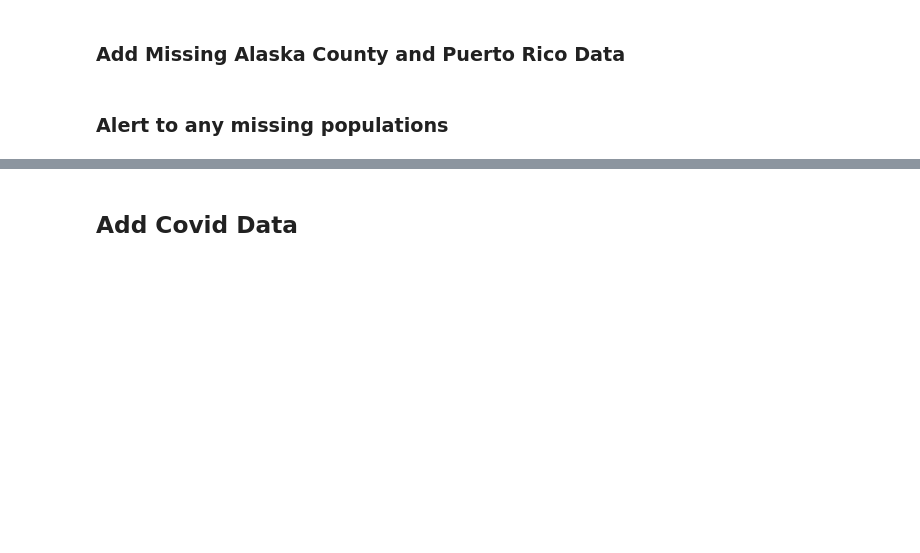
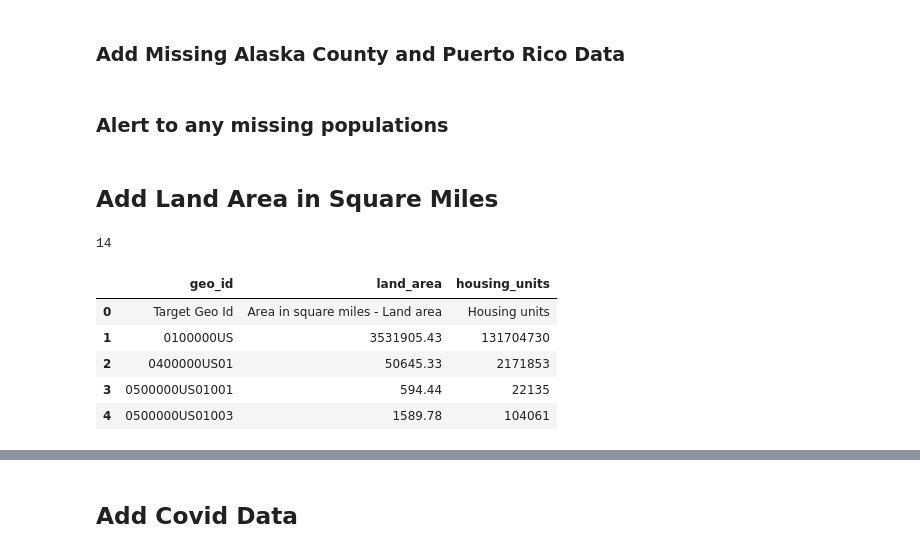
Before and after one commit to rbracco/covidcompare, a Jupyter notebook: build/nbs/10_counties.ipynb, the cells around one changed output, grey strips where cells are left out. Cells and saved outputs as stored; diff of their text form; code cells hidden in the pictures; blank space fills up the shorter version.

```diff
--- a/build/nbs/10_counties.ipynb
+++ b/build/nbs/10_counties.ipynb
@@ -226,3 +227,24 @@ for cur_county in county_json["features"]:
     except ValueError:
         print(cur_county["properties"]["population"], "is not a valid population")
         raise ValueError
+# %% [markdown]
+## Add Land Area in Square Miles
+# %%
+df_land_area = pd.read_csv(data_folder/"countyArea.csv", encoding = "ISO-8859-1")
+# %%
+df_land_area = df_land_area[["GCT_STUB.target-geo-id", "SUBHD0303", "HD02"]]
+# %%
+df_land_area = df_land_area.rename(columns={"GCT_STUB.target-geo-id":"geo_id", "SUBHD0303":"land_area", "HD02":"housing_units"})
+# %%
+len("0500000US01001")
+# %% [output]
+14
+# %%
+df_land_area.head()
+# %% [output]
+|  | geo_id | land_area | housing_units |
+| 0 | Target Geo Id | Area in square miles - Land area | Housing units |
+| 1 | 0100000US | 3531905.43 | 131704730 |
+| 2 | 0400000US01 | 50645.33 | 2171853 |
+| 3 | 0500000US01001 | 594.44 | 22135 |
+| 4 | 0500000US01003 | 1589.78 | 104061 |
```
Also changed, not shown: parts of 33 cells of this notebook, 9 other files.
